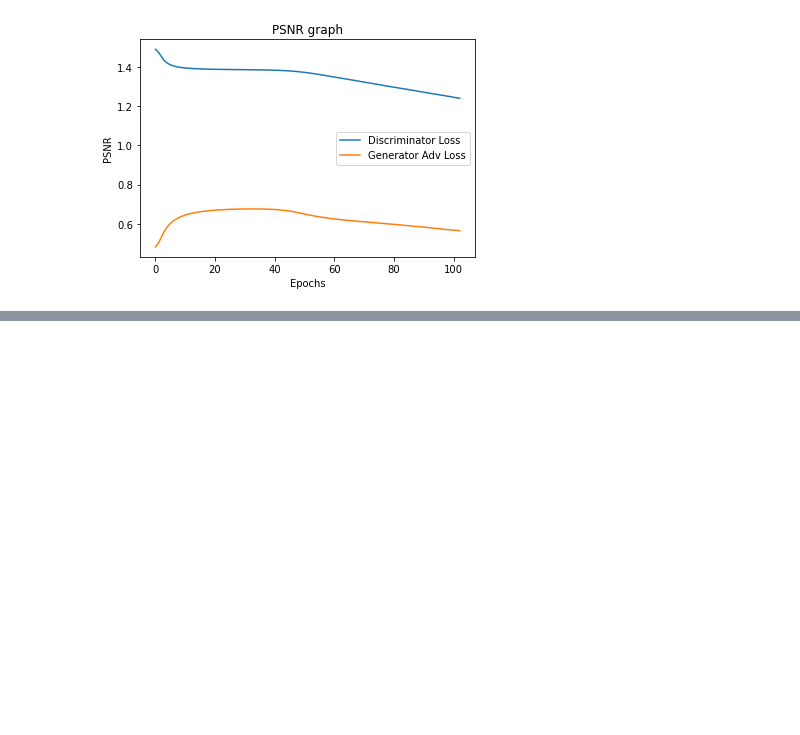
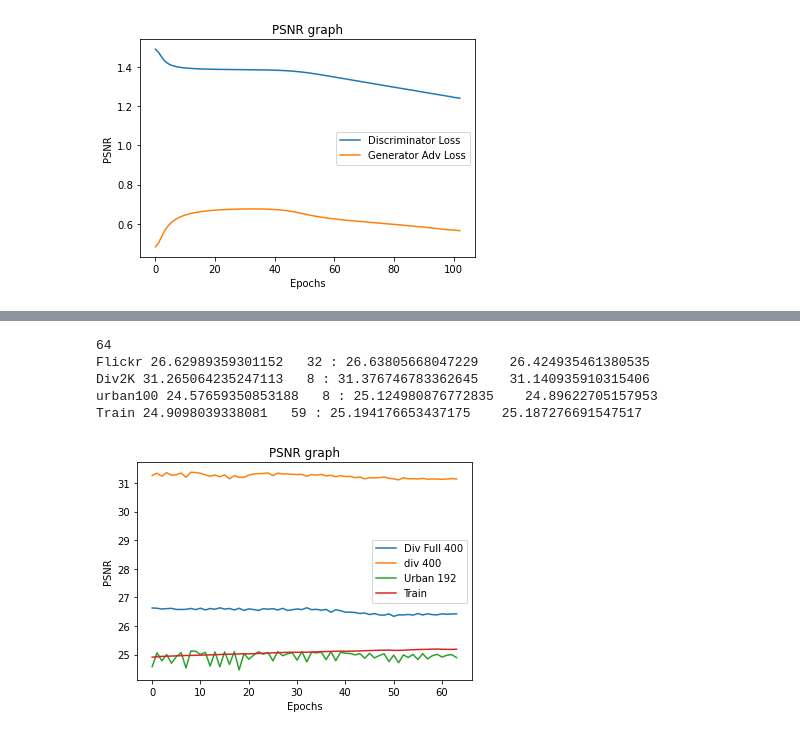
Before and after one commit to Shrsh/Super_Resolution_Networks, a Jupyter notebook: Graphs.ipynb, the cells around one changed output, grey strips where cells are left out. Drawn from its saved outputs; the diff is of its cells as text; code cells hidden in the pictures; blank space fills up the shorter version.

```diff
--- a/Graphs.ipynb
+++ b/Graphs.ipynb
@@ -3307,0 +3329,35 @@ Train 23.765160669288356   35 : 24.728246499710057    24.728246499710057
+# %%
+## 31.39 feedback, rerun to improve the images perceptually.
+path = "/home/harsh.shukla/SRCNN/GAN_results/PSNR_flickr.txt"
+dbfile = open(path, 'rb')
+db1 = pickle.load(dbfile)
+path = "/home/harsh.shukla/SRCNN/GAN_results/PSNR_div.txt"
+dbfile = open(path, 'rb')
+db2 = pickle.load(dbfile)
+path = "/home/harsh.shukla/SRCNN/GAN_results/PSNR_urban.txt"
+dbfile = open(path, 'rb')
+db3 = pickle.load(dbfile)
+path = "/home/harsh.shukla/SRCNN/GAN_results/Train.txt"
+dbfile = open(path, 'rb')
+db4 = pickle.load(dbfile)
+
+plt.plot(db1,label="Div Full 400")
+plt.plot(db2,label="div 400")
+plt.plot(db3,label="Urban 192")
+plt.plot(db4,label="Train")
+plt.title('PSNR graph')
+plt.ylabel('PSNR')
+plt.xlabel('Epochs')
+plt.legend()
+print(len(db1))
+print("Flickr",db1[0]," ",db1.index(max(db1)),":",max(db1),"  ",db1[-1])
+print("Div2K",db2[0]," ",db2.index(max(db2)),":",max(db2),"  ",db2[-1])
+print("urban100",db3[0]," ",db3.index(max(db3)),":",max(db3),"  ",db3[-1])
+print("Train",db4[0]," ",db4.index(max(db4)),":",max(db4),"  ",db4[-1])
+# %% [output]
+64
+Flickr 26.62989359301152   32 : 26.63805668047229    26.424935461380535
+Div2K 31.265064235247113   8 : 31.376746783362645    31.140935910315406
+urban100 24.57659350853188   8 : 25.124980876772835    24.89622705157953
+Train 24.9098039338081   59 : 25.194176653437175    25.187276691547517
+[figure, added]
```
Also changed, not shown: parts of 16 cells of this notebook, 3 other files.
